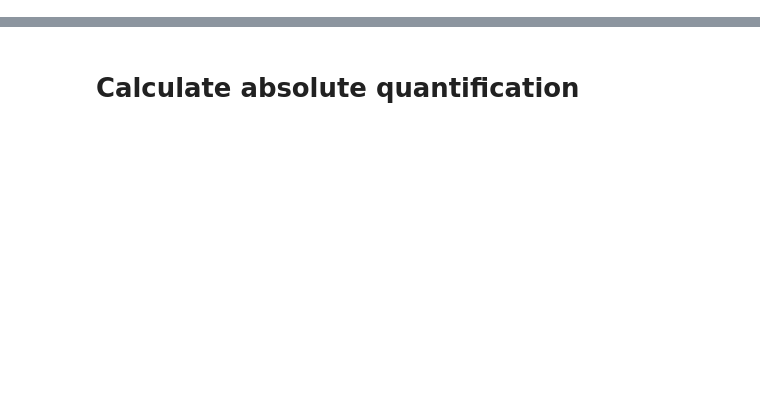
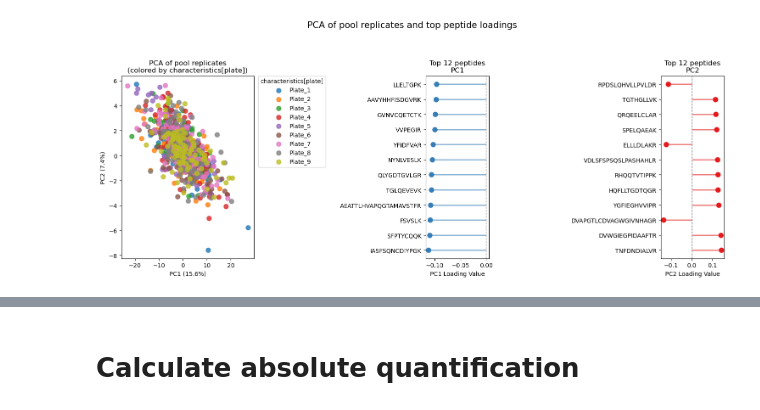
Before and after one commit to thanadol-git/kardemumma, a Jupyter notebook: ratio_MORPHEUS.ipynb, the cells around one changed output, grey strips where cells are left out. Drawn from its saved outputs; the diff is of its cells as text; code cells hidden in the pictures; blank space fills up the shorter version.

Commit message:
stable batch correct

```diff
--- a/ratio_MORPHEUS.ipynb
+++ b/ratio_MORPHEUS.ipynb
@@ -173,0 +345,9 @@ kdm.plot_plate_conversion_factors(pool_selected_adj, col_plate='characteristics[
+# %%
+# PERMANOVA test for batch effects across all characteristics columns
+permanova_results = kdm.permanova_batch_effects(skyline_pool)
+
+# Suggested factors to correct for (p < 0.05)
+sig_factors = permanova_results[permanova_results["p_value"] < 0.05]["variable"].tolist()
+print("Suggested factors to correct for batch effect (p < 0.05):", sig_factors)
+
+permanova_results
@@ -173,0 +389,14 @@ kdm.plot_plate_conversion_factors(pool_selected_adj, col_plate='characteristics[
+# %%
+# Correct ratios by removing identified batch factors for pool data
+skyline_pool_corrected = kdm.correct_ratio_by_factors(
+    skyline_pool,
+    factors=sig_factors,
+    col_ratio="RatioLightToHeavy",
+)
+
+# Correct ratio for all data
+skyline_corrected = kdm.correct_ratio_by_factors(
+    skyline_merge,
+    factors=sig_factors,
+    col_ratio="RatioLightToHeavy",
+)
@@ -173,0 +414,4 @@ kdm.plot_plate_conversion_factors(pool_selected_adj, col_plate='characteristics[
+# %%
+kdm.plot_pool_pca(skyline_corrected, col_ratio="RatioLightToHeavy_corrected")
+# %% [output]
+[figure, added]
```
Also changed, not shown: parts of 51 cells of this notebook.
